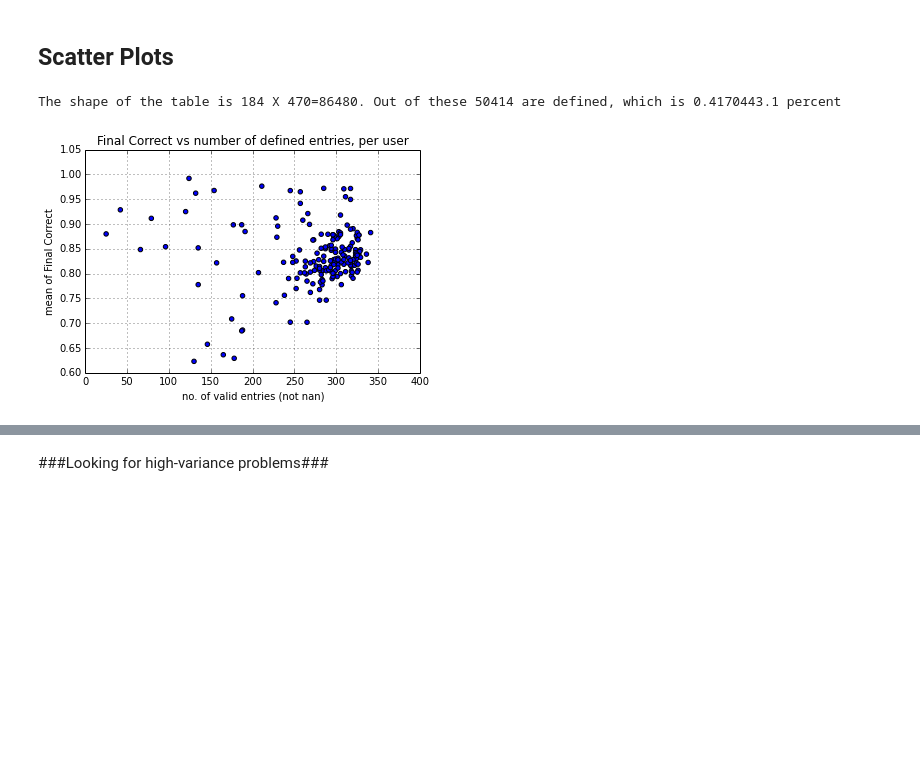
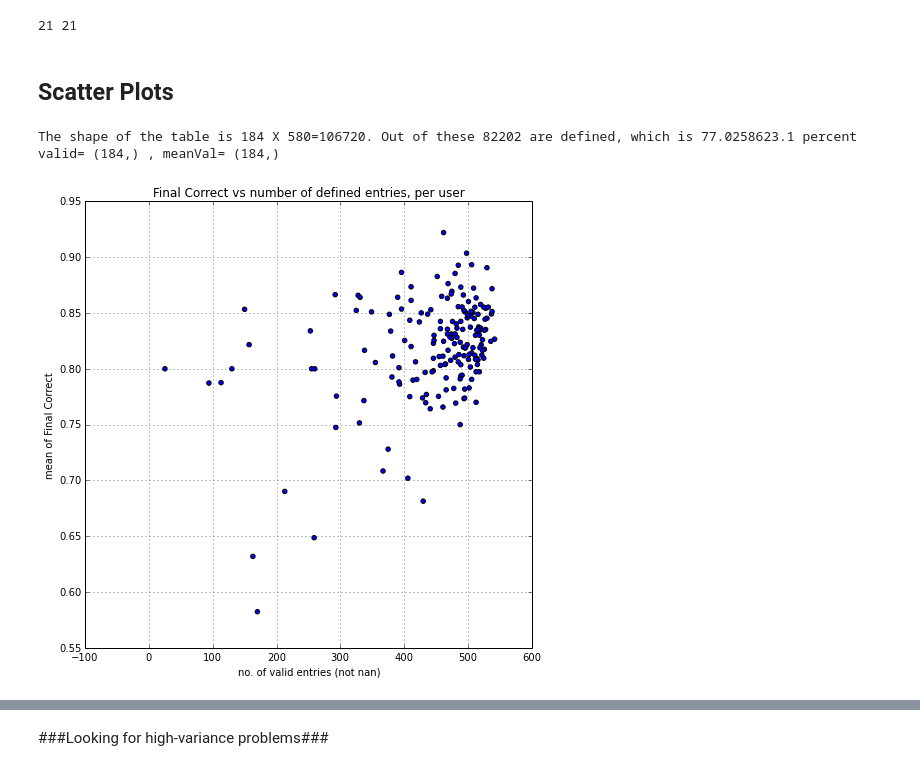
Before and after one commit to nimning/hintSystem, a Jupyter notebook: src/notebooks/HintLogsAnalysis-Curated-Lists.ipynb, the cells around one changed output, grey strips where cells are left out. Saved outputs shown, nothing was run; the diff lists cells and outputs as text; code cells hidden in the pictures; blank space fills up the shorter version.

```diff
--- a/src/notebooks/HintLogsAnalysis-Curated-Lists.ipynb
+++ b/src/notebooks/HintLogsAnalysis-Curated-Lists.ipynb
@@ -47,0 +83,4 @@ print len(assignments),assignments[:5]
+# %%
+df['ass_index']=df['assignment'].map(assignment_index.get) # ass_index is a numerical index for the assignments - in chronological order.
+dfr1=df.sort(columns=['ass_index','problem_no','part_no','user'])
+dfr1['tries'].max()
@@ -48,12 +89,11 @@ print len(assignments),assignments[:5]
 # %%
 # remove junk_parts and inactive_users from the data frame.
-dfr=df[[(user in usernames and assignment in assignments)
-        for (user,assignment,problem_no,part_no) in df[['user','assignment','problem_no','part_no']].values]]
-print shape(df),shape(dfr)
-#reorganize as a table.
-Fcorrect=dfr.pivot_table(rows='user',cols=['assignment','problem_no','part_no'],values=['final_correct'])
-tries=dfr.pivot_table(rows='user',cols=['assignment','problem_no','part_no'],values=['tries'])
-time=dfr.pivot_table(rows='user',cols=['assignment','problem_no','part_no'],values=['time'])
+dfr2=dfr1[[(user in usernames and assignment in assignments and part_no<50)
+            for (user,assignment,problem_no,part_no) in dfr1[['user','assignment','problem_no','part_no']].values]]
+print shape(dfr1),shape(dfr2)
 
-print shape(tries)
+Fcorrect=dfr2.pivot_table(rows='user',cols=['ass_index','problem_no','part_no'],values='final_correct')
+tries=dfr2.pivot_table(rows='user',cols=['ass_index','problem_no','part_no'],values='tries')
+time=dfr2.pivot_table(rows='user',cols=['ass_index','problem_no','part_no'],values='time')
+print shape(Fcorrect)
 # %% [output]
@@ -61,0 +104,4 @@ print shape(tries)
+# %%
+print len(list(set([a for a,prob,part in tries.keys()]))),len(assignments)
+# %% [output]
+21 21
@@ -62,22 +132,32 @@ print shape(tries)
 # %% [markdown]
 ## Scatter Plots ##
 # %%
-def nanVsMeanAnalysis(Table,name,axis=1):
+def nanVsMeanAnalysis(Fc,Table,name,axis=1,split=True):
     s=shape(Table)
     sz=s[0]*s[1]+0.0
     count=Table.count().sum() # count the number of entries that are not nan
-    print 'The shape of the table is %d X %d=%d. Out of these %d are defined, which is %f3.1 percent' % (s[0],s[1],sz,count,(0.0+sz-count)/sz)
-    valid=Table.count(axis=axis)
+    print 'The shape of the table is %d X %d=%d. Out of these %d are defined, which is %f3.1 percent' % (s[0],s[1],sz,count,100.0*(0.0+count)/sz)
+    valid=Fc.count(axis=axis)
+    fig=figure(figsize=[8,8])
     xlabel('no. of valid entries (not nan)')
     ylabel('mean of '+name)
     grid()
     if axis==0: per='problem'
     else: per='user'
     title(name+' vs number of defined entries, per '+per)
-    meanVal=Table.mean(axis=axis)
-    scatter(valid,meanVal)
+    if split:
+        meanValC=Table.where((Fc==1).values).mean(axis=axis)
+        meanValI=Table.where((Fc==0).values).mean(axis=axis)
+        print 'valid=',shape(valid),', meanValC=',shape(meanValC)
+        scatter(valid,meanValC,c='b')
+        scatter(valid,meanValI,c='r')
+    else:
+        meanVal=Table.mean(axis=axis)
+        print 'valid=',shape(valid),', meanVal=',shape(meanVal)
+        scatter(valid,meanVal,c='b')
 # %%
-nanVsMeanAnalysis(Fcorrect,'Final Correct')
+nanVsMeanAnalysis(Fcorrect,Fcorrect,'Final Correct',split=False)
 # %% [output]
-The shape of the table is 184 X 470=86480. Out of these 50414 are defined, which is 0.4170443.1 percent
+The shape of the table is 184 X 580=106720. Out of these 82202 are defined, which is 77.0258623.1 percent
+valid= (184,) , meanVal= (184,)
-[figure, old version]
+[figure, new version]
```
Also changed, not shown: parts of 33 cells of this notebook.
